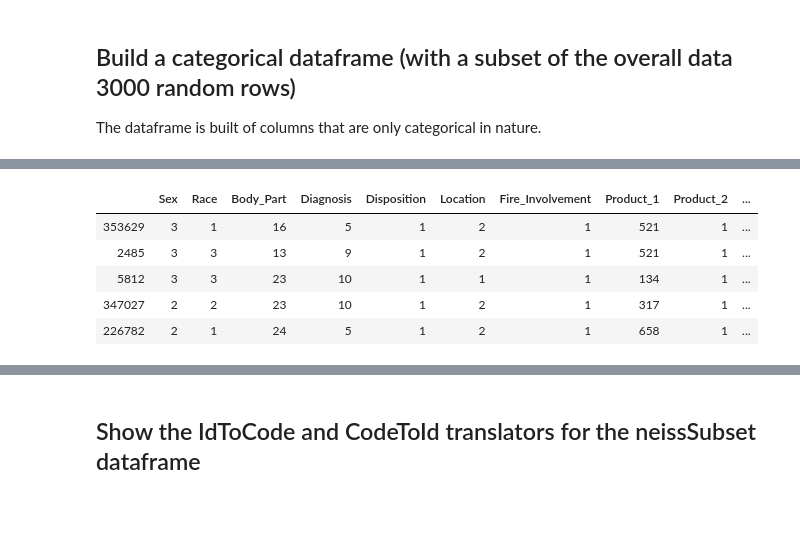
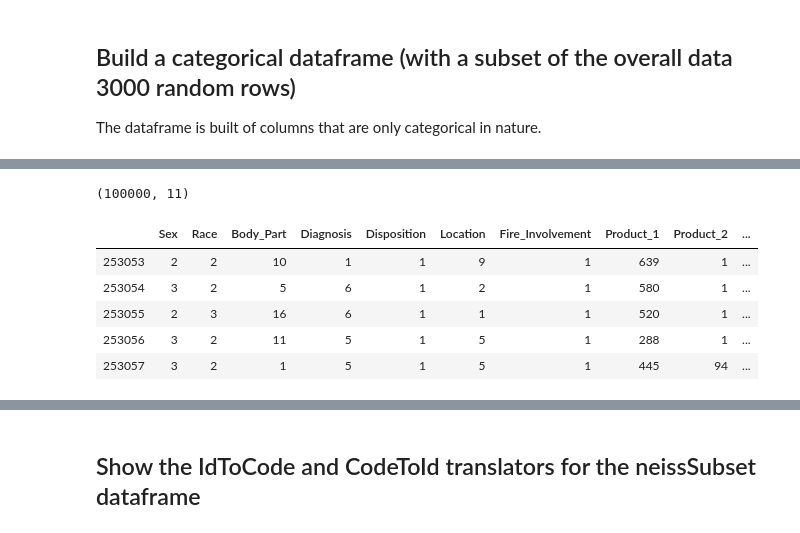
Before and after one commit to mrcorbett/MET_CS677_DataScienceWithPython, a Jupyter notebook: Project/bicycle_crashes_neiss_v10.ipynb, the cells around one changed output, grey strips where cells are left out. Drawn from its saved outputs; the diff is of its cells as text; code cells hidden in the pictures.

Commit message:
Add DataFramePruner

```diff
--- a/Project/bicycle_crashes_neiss_v10.ipynb
+++ b/Project/bicycle_crashes_neiss_v10.ipynb
@@ -121,13 +158,17 @@ The dataframe is built of columns that are only categorical in nature.
 # %%
 class NeissSubset():
-    def __init__(self, df, categories):
+    def __init__(self, df, categories, dataframe_pruner=None):
         self.df = df.copy()
         self.categories = categories.copy()
 
         self.df = self.df.xs(self.categories, axis=1)
         self.df.dropna(inplace=True)
         self.df['Race'] = [int(x) for x in self.df['Race']]
-        #self.updateCodeIdVariables()
+
+        if None != dataframe_pruner:
+            self.df = dataframe_pruner.prune(self.df)
+
+        self.updateCodeIdVariables()
 
     def updateCodeIdVariables(self):
         # Get the code ID translator for the dataframe
@@ -161,7 +202,7 @@ class NeissSubset():
         self.df = self.df.sample(num_rows)
         #self.updateCodeIdVariables()
 
-    def getDataframe(self):
+    def getDataFrame(self):
         return self.df
 
     def getCategories(self):
@@ -176,6 +217,11 @@ class NeissSubset():
     def getCodeToIdDataframe(self):
         return self.dfCodeToId
 # %%
+output_choice = 'Diagnosis'
+
+pruner = DataFramePruner(dict_prune={output_choice : 10}, max_output_rows=100000, keep_end=True)
+
 neissSubset = NeissSubset(dfNeiss,
     categories=['Sex', 'Race', 'Body_Part', 'Diagnosis', 'Disposition', 'Location',
-    'Fire_Involvement', 'Product_1', 'Product_2', 'PSU', 'Stratum' ])
+    'Fire_Involvement', 'Product_1', 'Product_2', 'PSU', 'Stratum' ],
+    dataframe_pruner=pruner)
@@ -190,2 +227,0 @@ neissSubset.getDataframe().shape
-# %%
-neissSubset.updateCodeIdVariables()
@@ -206,9 +228,13 @@ neissSubset.getCategories()
+# %%
+neissSubset.getDataFrame().shape
+# %% [output]
+(100000, 11)
 # %%
-neissSubset.getDataframe().head()
+neissSubset.getDataFrame().head()
 # %% [output]
 |  | Sex | Race | Body_Part | Diagnosis | Disposition | Location | Fire_Involvement | Product_1 | Product_2 | ... |
-| 353629 | 3 | 1 | 16 | 5 | 1 | 2 | 1 | 521 | 1 | ... |
-| 2485 | 3 | 3 | 13 | 9 | 1 | 2 | 1 | 521 | 1 | ... |
-| 5812 | 3 | 3 | 23 | 10 | 1 | 1 | 1 | 134 | 1 | ... |
-| 347027 | 2 | 2 | 23 | 10 | 1 | 2 | 1 | 317 | 1 | ... |
-| 226782 | 2 | 1 | 24 | 5 | 1 | 2 | 1 | 658 | 1 | ... |
+| 253053 | 2 | 2 | 10 | 1 | 1 | 9 | 1 | 639 | 1 | ... |
+| 253054 | 3 | 2 | 5 | 6 | 1 | 2 | 1 | 580 | 1 | ... |
+| 253055 | 2 | 3 | 16 | 6 | 1 | 1 | 1 | 520 | 1 | ... |
+| 253056 | 3 | 2 | 11 | 5 | 1 | 5 | 1 | 288 | 1 | ... |
+| 253057 | 3 | 2 | 1 | 5 | 1 | 5 | 1 | 445 | 94 | ... |
```
Also changed, not shown: parts of 37 cells of this notebook, 1 other file.
